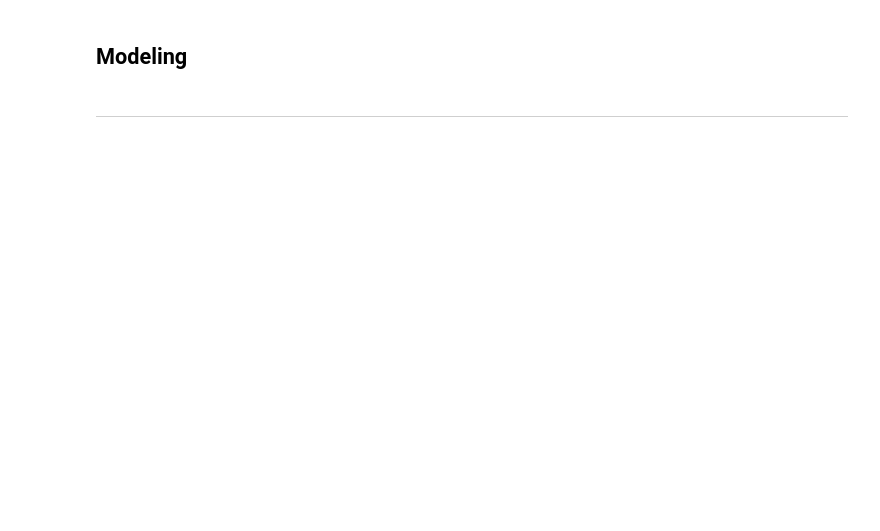
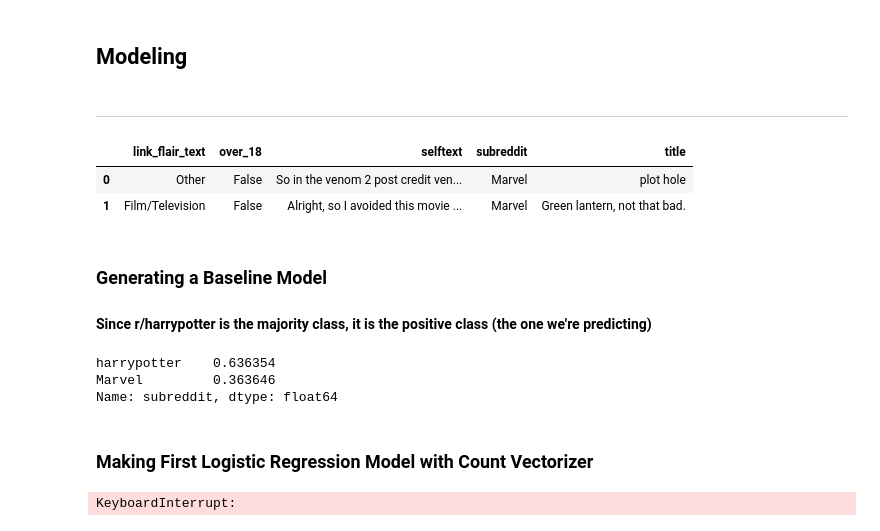
Before and after one commit to jpetersen626/reddit_classification_nlp, a Jupyter notebook: code/03_Modeling.ipynb, the cells around one changed output. Drawn from its saved outputs; the diff is of its cells as text; code cells hidden in the pictures; blank space fills up the shorter version.

```diff
--- a/code/03_Modeling.ipynb
+++ b/code/03_Modeling.ipynb
@@ -21,3 +21,11 @@ from sklearn.preprocessing import OneHotEncoder
 from nltk import word_tokenize
 from nltk.stem import WordNetLemmatizer
 pd.options.display.max_colwidth = 400
+# %%
+subreddit = pd.read_csv('../datasets/subreddit_combined.csv')
+# %%
+subreddit.head(2)
+# %% [output]
+|  | link_flair_text | over_18 | selftext | subreddit | title |
+| 0 | Other | False | So in the venom 2 post credit ven... | Marvel | plot hole |
+| 1 | Film/Television | False | Alright, so I avoided this movie ... | Marvel | Green lantern, not that bad. |
@@ -23,0 +37,21 @@ pd.options.display.max_colwidth = 400
+# %% [markdown]
+### Generating a Baseline Model
+
+#### Since r/harrypotter is the majority class, it is the positive class (the one we're predicting)
+# %%
+y.value_counts(normalize=True)
+# %% [output]
+harrypotter    0.636354
+Marvel         0.363646
+Name: subreddit, dtype: float64
+# %% [markdown]
+### Making First Logistic Regression Model with Count Vectorizer
+# %%
+ct1 = make_column_transformer((CountVectorizer(), 'selftext'), (CountVectorizer(), 'title'))
+
+pipe1 = make_pipeline(ct1, LogisticRegression(max_iter=10_000))
+
+pipe1.fit(X_train, y_train)
+pipe1.score(X_train, y_train), pipe1.score(X_test, y_test)
+# %% [output]
+KeyboardInterrupt:
```
Also changed, not shown: parts of 5 cells of this notebook.
